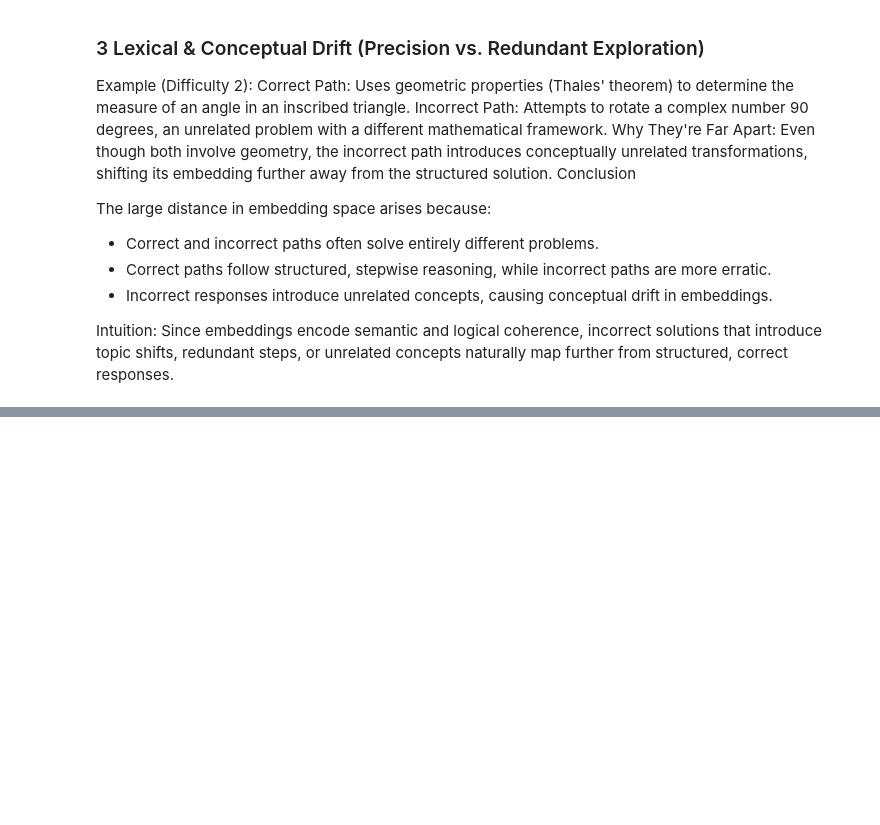
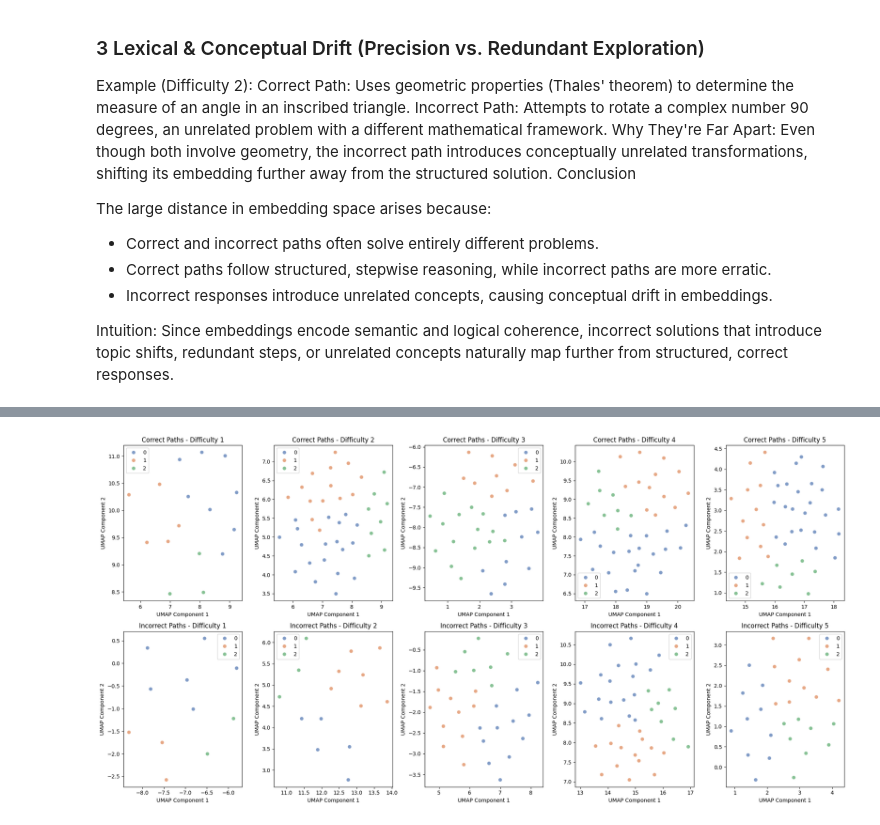
Before and after one commit to shaunjoshi/mats-cot-failure-analysis, a Jupyter notebook: cot_failure_analysis.ipynb, the cells around one changed output, grey strips where cells are left out. Saved outputs shown, nothing was run; the diff lists cells and outputs as text; code cells hidden in the pictures; blank space fills up the shorter version.

```diff
--- a/cot_failure_analysis.ipynb
+++ b/cot_failure_analysis.ipynb
@@ -805,0 +812,85 @@ Intuition: Since embeddings encode semantic and logical coherence, incorrect sol
+# %%
+import numpy as np
+import matplotlib.pyplot as plt
+import seaborn as sns
+import umap
+from sklearn.cluster import AgglomerativeClustering
+from sentence_transformers import SentenceTransformer
+
+# Load embedding model
+embedder = SentenceTransformer("all-MiniLM-L6-v2")
+
+def get_embeddings(paths):
+    """Generates sentence embeddings for a list of paths."""
+    if not paths:
+        return np.array([])
+    return np.array(embedder.encode(paths, convert_to_numpy=True))
+
+# Generate Embeddings for Correct and Incorrect Paths**
+correct_embeddings_by_difficulty = {}
+wrong_embeddings_by_difficulty = {}
+
+for level in range(1, 6):
+    correct_embeddings_by_difficulty[level] = get_embeddings(correct_paths_by_difficulty[level])
+    wrong_embeddings_by_difficulty[level] = get_embeddings(wrong_paths_by_difficulty[level])
+
+# Apply UMAP and Agglomerative Clustering for Both Correct & Incorrect Paths**
+fig, axes = plt.subplots(2, 5, figsize=(20, 10))  # 2 Rows (Correct & Incorrect), 5 Columns (Difficulty Levels)
+
+clustered_responses = {
+    "correct": {},
+    "incorrect": {}
+}
+
+for level in range(1, 6):
+    for category, embeddings_dict, paths_dict, row_idx in [
+        ("correct", correct_embeddings_by_difficulty, correct_paths_by_difficulty, 0),
+        ("incorrect", wrong_embeddings_by_difficulty, wrong_paths_by_difficulty, 1),
+    ]:
+        ax = axes[row_idx, level - 1]  # Select subplot
+        paths = paths_dict[level]
+        embeddings = embeddings_dict[level]
+
+        if embeddings.size > 0:
+            # **Apply UMAP**
+            umap_reducer = umap.UMAP(n_components=2, n_neighbors=15, min_dist=0.1, metric='cosine')
+            reduced_embeddings = umap_reducer.fit_transform(embeddings)
+
+            # **Apply Agglomerative Clustering**
+            clustering = AgglomerativeClustering(n_clusters=3)
+            cluster_labels = clustering.fit_predict(reduced_embeddings)
+
+            # Store responses by cluster
+            clustered_responses[category][level] = {i: [] for i in range(3)}
+            for idx, label in enumerate(cluster_labels):
+                clustered_responses[category][level][label].append(paths[idx])
+
+            # **Plot Clusters**
+            sns.scatterplot(
+                x=reduced_embeddings[:, 0],
+                y=reduced_embeddings[:, 1],
+                hue=cluster_labels,
+                palette="deep",
+                ax=ax, alpha=0.7, s=50
+            )
+
+            ax.set_xlabel("UMAP Component 1")
+            ax.set_ylabel("UMAP Component 2")
+            ax.set_title(f"{category.capitalize()} Paths - Difficulty {level}")
+
+# Adjust layout
+plt.tight_layout()
+plt.show()
+
+# Print Clustered Responses for Both Correct & Incorrect Paths**
+for category in ["correct", "incorrect"]:
+    print(f"\n### Clustered {category.capitalize()} Responses ###\n")
+    for level, clusters in clustered_responses[category].items():
+        print(f"\n### Difficulty {level} ###\n")
+        for cluster_id, responses in clusters.items():
+            print(f"\n--- Cluster {cluster_id} ---\n")
+            for response in responses[:3]:  # Print up to 3 examples per cluster
+                print(response)
+                print("-" * 80)
+# %% [output]
+[figure, added]
```
Also changed, not shown: parts of 14 cells of this notebook, 7 other files.
